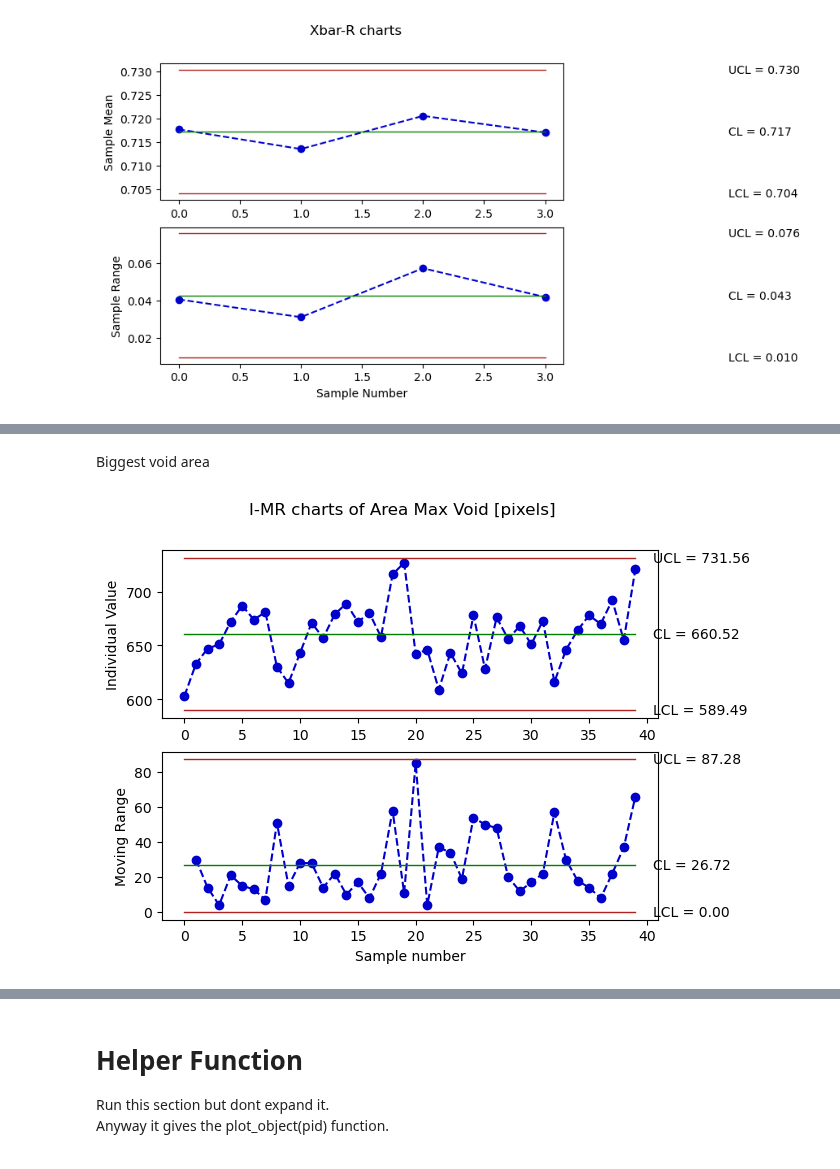
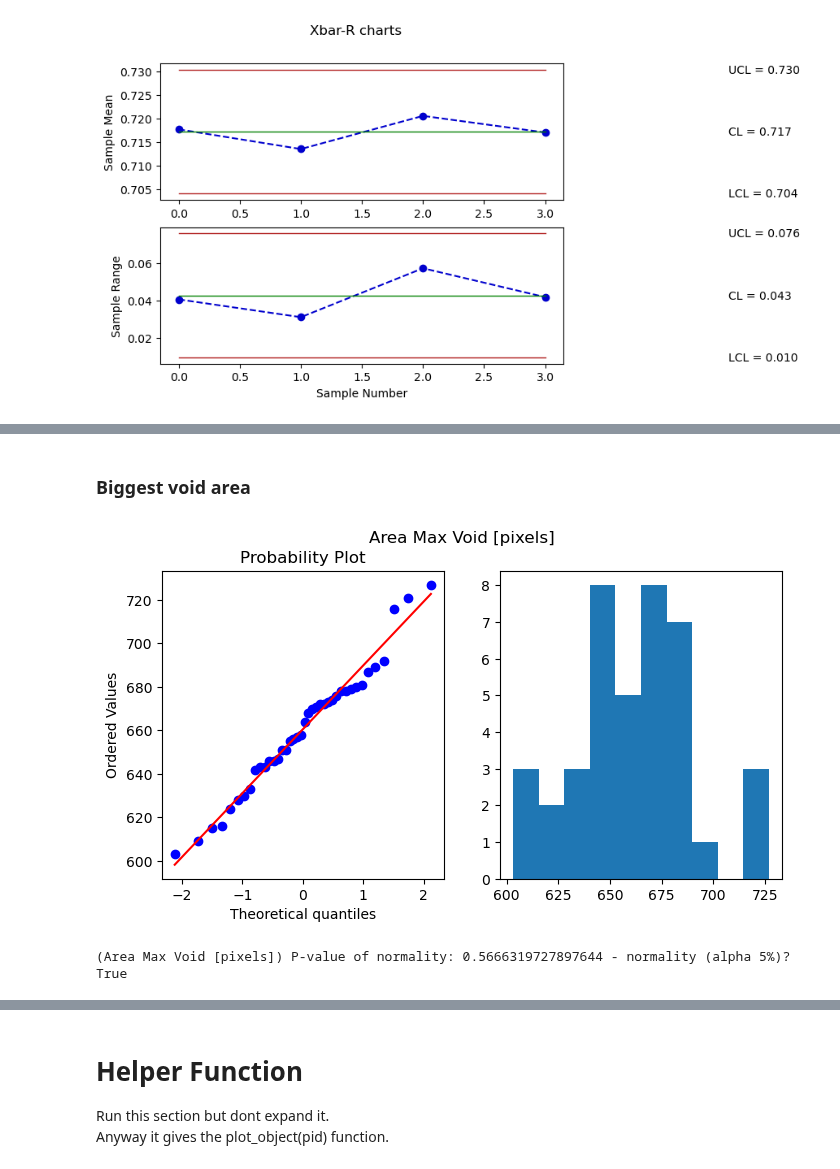
Before and after one commit to abylai11/qda-project, a Jupyter notebook: Python code/Control charts.ipynb, the cells around one changed output, grey strips where cells are left out. Cells and saved outputs as stored; diff of their text form; code cells hidden in the pictures.

```diff
--- a/Python code/Control charts.ipynb
+++ b/Python code/Control charts.ipynb
@@ -10,6 +10,17 @@ from statsmodels.tsa.stattools import acf
 from sklearn.decomposition import PCA
 
 import qda
+
+def summary_gaussianity(data_points,titolo=""):
+	plt.figure(figsize=(8,4))
+	plt.subplot(1, 2, 1)
+	stats.probplot(data_points,plot=plt)
+	plt.subplot(1, 2, 2)
+	plt.hist(data_points)
+	plt.suptitle(f"{titolo}")
+	plt.show()
+	shapiro_stat, shapiro_pvalue = stats.shapiro(data_points)
+	print(f"({titolo}) P-value of normality: {shapiro_pvalue} - normality (alpha 5%)? {shapiro_pvalue>0.05}")
 # %%
 # Loading a CSV file into a DataFrame
 df_void = pd.read_csv('../Processed dataset/df_voids.csv')
@@ -119,14 +153,14 @@ data_XR = qda.ControlCharts.XbarR(data_tray)
 # %% [markdown]
-Biggest void area
+### Biggest void area
 # %%
 biggest_void_areas = np.zeros(40)
 for pid in range(0,40):
 	img_df = df_void_new.loc[df_void_new['Part_ID'] == pid]
 	biggest_void_areas[pid] = np.max(img_df["Area [pixels]"])
 	# print(f'biggest void for {pid} was at index {np.argmax(img_df["Area [pixels]"])+1}')
 
 data = pd.DataFrame(biggest_void_areas, columns=['Area Max Void [pixels]'])
-# data
-data_IMR = qda.ControlCharts.IMR(data,'Area Max Void [pixels]')
+summary_gaussianity(biggest_void_areas,'Area Max Void [pixels]')
 # %% [output]
-[figure, old version]
+[figure, new version]
+(Area Max Void [pixels]) P-value of normality: 0.5666319727897644 - normality (alpha 5%)? True
```
Also changed, not shown: parts of 13 cells of this notebook.
